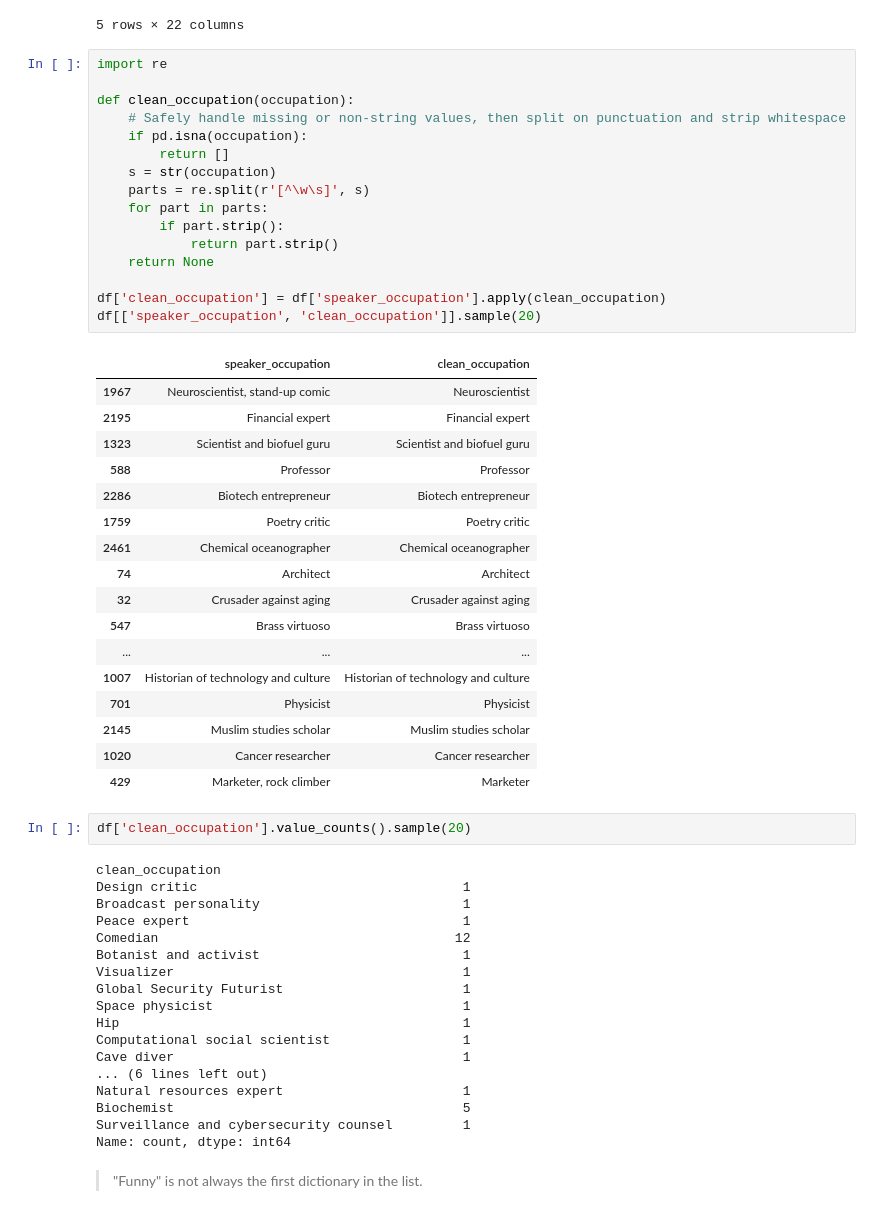
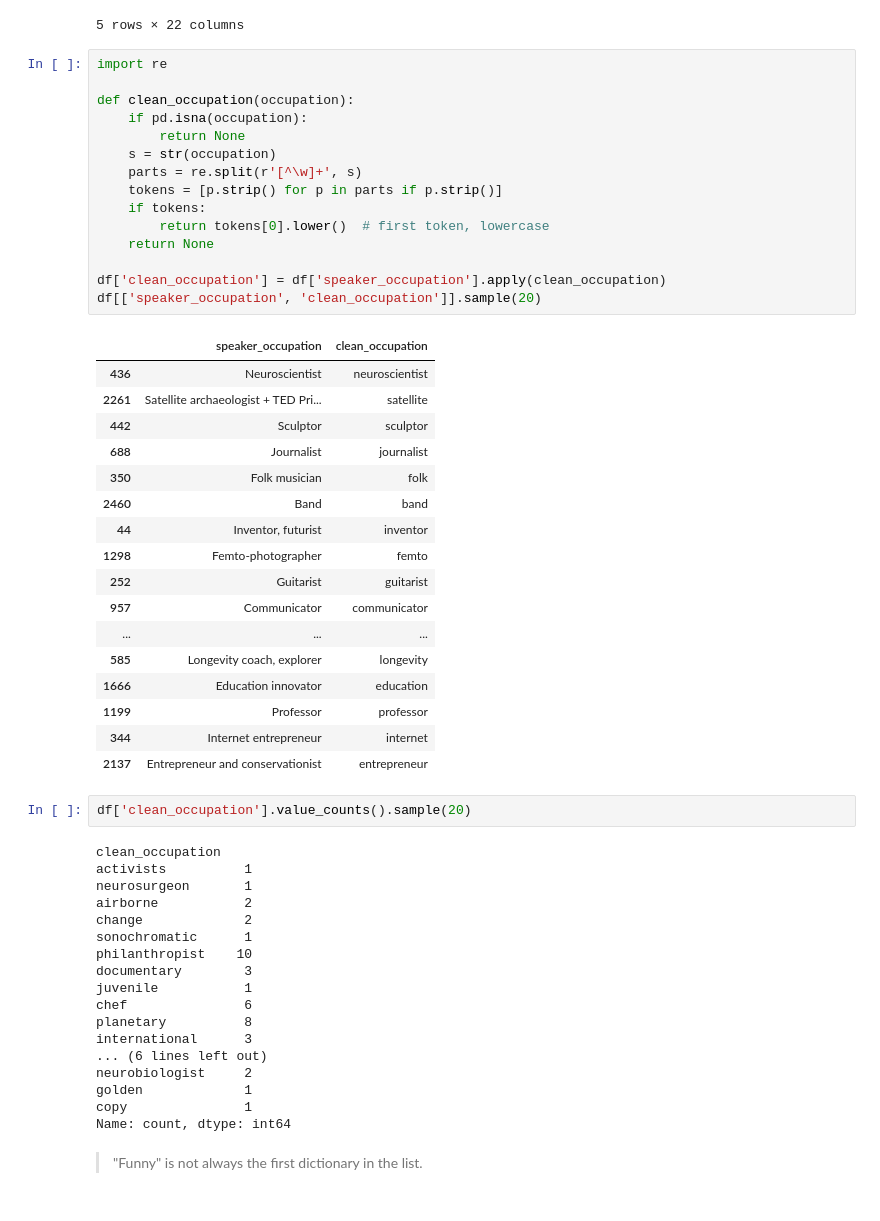
Before and after one commit to changjulian17/qf627, a Jupyter notebook: Lesson 1/problem_set_1/QF627_Problem_Set_1.ipynb, the cells around one changed output. Cells and saved outputs as stored; diff of their text form.

```diff
--- a/Lesson 1/problem_set_1/QF627_Problem_Set_1.ipynb
+++ b/Lesson 1/problem_set_1/QF627_Problem_Set_1.ipynb
@@ -801,56 +801,55 @@ df.head()
 # %%
 import re
 
 def clean_occupation(occupation):
-    # Safely handle missing or non-string values, then split on punctuation and strip whitespace
     if pd.isna(occupation):
-        return []
+        return None
     s = str(occupation)
-    parts = re.split(r'[^\w\s]', s)
-    for part in parts:
-        if part.strip():
-            return part.strip()
+    parts = re.split(r'[^\w]+', s)
+    tokens = [p.strip() for p in parts if p.strip()]
+    if tokens:
+        return tokens[0].lower()  # first token, lowercase
     return None
 
 df['clean_occupation'] = df['speaker_occupation'].apply(clean_occupation)
 df[['speaker_occupation', 'clean_occupation']].sample(20)
 # %% [output]
 |  | speaker_occupation | clean_occupation |
-| 1967 | Neuroscientist, stand-up comic | Neuroscientist |
-| 2195 | Financial expert | Financial expert |
-| 1323 | Scientist and biofuel guru | Scientist and biofuel guru |
-| 588 | Professor | Professor |
-| 2286 | Biotech entrepreneur | Biotech entrepreneur |
-| 1759 | Poetry critic | Poetry critic |
-| 2461 | Chemical oceanographer | Chemical oceanographer |
-| 74 | Architect | Architect |
-| 32 | Crusader against aging | Crusader against aging |
-| 547 | Brass virtuoso | Brass virtuoso |
+| 436 | Neuroscientist | neuroscientist |
+| 2261 | Satellite archaeologist + TED Pri... | satellite |
+| 442 | Sculptor | sculptor |
+| 688 | Journalist | journalist |
+| 350 | Folk musician | folk |
+| 2460 | Band | band |
+| 44 | Inventor, futurist | inventor |
+| 1298 | Femto-photographer | femto |
+| 252 | Guitarist | guitarist |
+| 957 | Communicator | communicator |
 | ... | ... | ... |
-| 1007 | Historian of technology and culture | Historian of technology and culture |
-| 701 | Physicist | Physicist |
-| 2145 | Muslim studies scholar | Muslim studies scholar |
-| 1020 | Cancer researcher | Cancer researcher |
-| 429 | Marketer, rock climber | Marketer |
+| 585 | Longevity coach, explorer | longevity |
+| 1666 | Education innovator | education |
+| 1199 | Professor | professor |
+| 344 | Internet entrepreneur | internet |
+| 2137 | Entrepreneur and conservationist | entrepreneur |
 # %%
 df['clean_occupation'].value_counts().sample(20)
 # %% [output]
 clean_occupation
-Design critic                                  1
-Broadcast personality                          1
-Peace expert                                   1
-Comedian                                      12
-Botanist and activist                          1
-Visualizer                                     1
-Global Security Futurist                       1
-Space physicist                                1
-Hip                                            1
-Computational social scientist                 1
-Cave diver                                     1
+activists          1
+neurosurgeon       1
+airborne           2
+change             2
+sonochromatic      1
+philanthropist    10
+documentary        3
+juvenile           1
+chef               6
+planetary          8
+international      3
 ... (6 lines left out)
-Natural resources expert                       1
-Biochemist                                     5
-Surveillance and cybersecurity counsel         1
+neurobiologist     2
+golden             1
+copy               1
 Name: count, dtype: int64
 # %% [markdown]
 > "Funny" is not always the first dictionary in the list.
```
Also changed, not shown: parts of 9 cells of this notebook.
